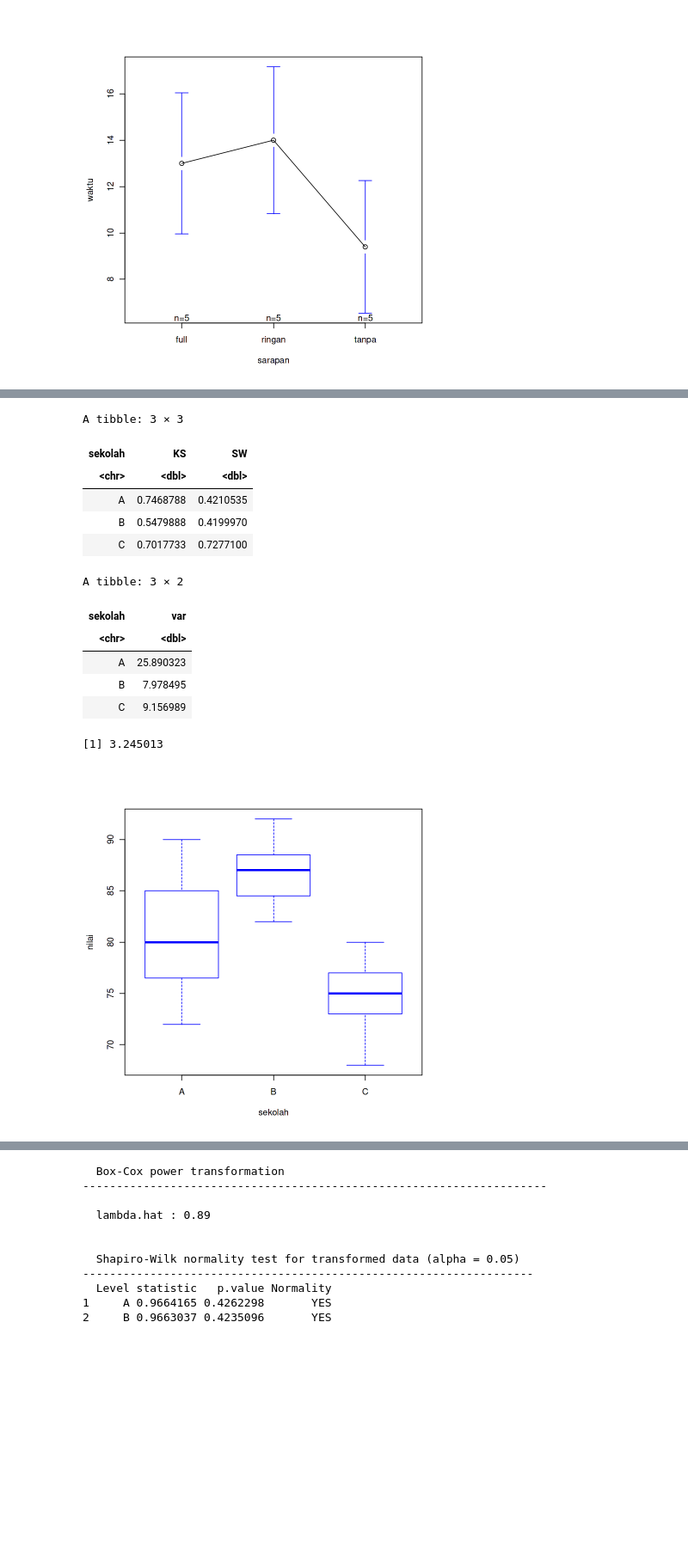
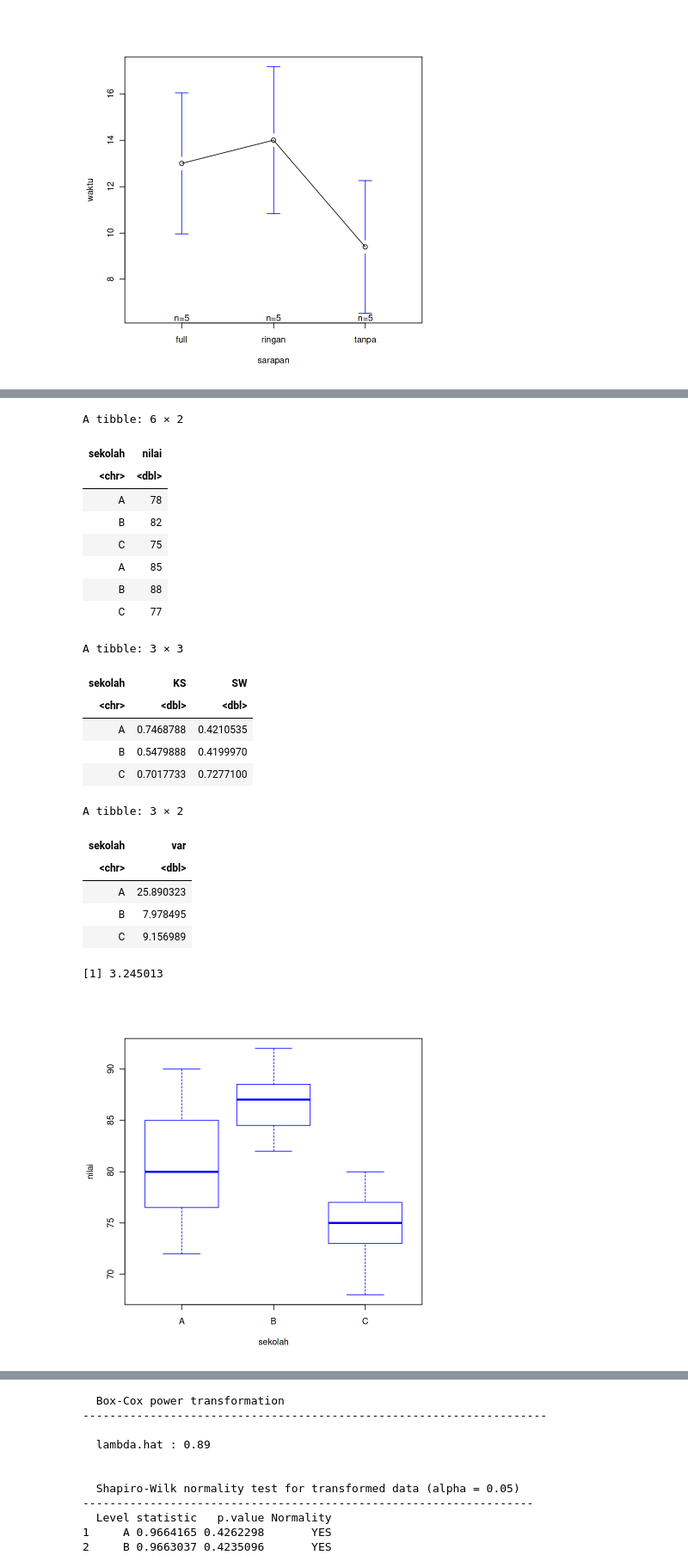
Before and after one commit to irdazh/evd, a Jupyter notebook: praktikum-evd-anova.ipynb, the cells around one changed output, grey strips where cells are left out. Shown: that part at 86% size. Saved outputs shown, nothing was run; the diff lists cells and outputs as text; code cells hidden in the pictures; blank space fills up the shorter version.

```diff
--- a/praktikum-evd-anova.ipynb
+++ b/praktikum-evd-anova.ipynb
@@ -300,33 +361,44 @@ A data.frame: 6 × 3
 # %%
-# Uji Asumsi
-library(nortest) # lillie, KS test
 
 # to longer, df1
 df2L = pivot_longer(df2, cols=1:3, names_to="sekolah", values_to="nilai")
+head(df2L)
+
+# Uji Asumsi
+library(nortest) # lillie, KS test SPSS
 
 # boxplot: sedikit jurai atas, well, normal?, agak jurai bawah: cukup aman
 # sebarannya beda2
 boxplot(nilai~sekolah, df2L, col="white", border="blue")
 
 #
 df2L %>% group_by(sekolah) %>% summarise(KS = lillie.test(nilai)$p.value,
                                          SW = shapiro.test(nilai)$p.value)
 
 # variansi, kagak aman
 v2 = df2L %>% group_by(sekolah) %>% summarise(var = var(nilai))
 v2; max(v2$var)/min(v2$var)
 # %% [output]
-A tibble: 3 × 3
+A tibble: 6 × 2
-| sekolah | KS | SW |
-| <chr> | <dbl> | <dbl> |
-| A | 0.7468788 | 0.4210535 |
-| B | 0.5479888 | 0.4199970 |
-| C | 0.7017733 | 0.7277100 |
+| sekolah | nilai |
+| <chr> | <dbl> |
+| A | 78 |
+| B | 82 |
+| C | 75 |
+| A | 85 |
+| B | 88 |
+| C | 77 |
-A tibble: 3 × 2
+A tibble: 3 × 3
-| sekolah | var |
-| <chr> | <dbl> |
-| A | 25.890323 |
-| B | 7.978495 |
-| C | 9.156989 |
+| sekolah | KS | SW |
+| <chr> | <dbl> | <dbl> |
+| A | 0.7468788 | 0.4210535 |
+| B | 0.5479888 | 0.4199970 |
+| C | 0.7017733 | 0.7277100 |
-[1] 3.245013
+A tibble: 3 × 2
+| sekolah | var |
+| <chr> | <dbl> |
+| A | 25.890323 |
+| B | 7.978495 |
+| C | 9.156989 |
+[1] 3.245013
 [figure]
```
Also changed, not shown: parts of 9 cells of this notebook.
